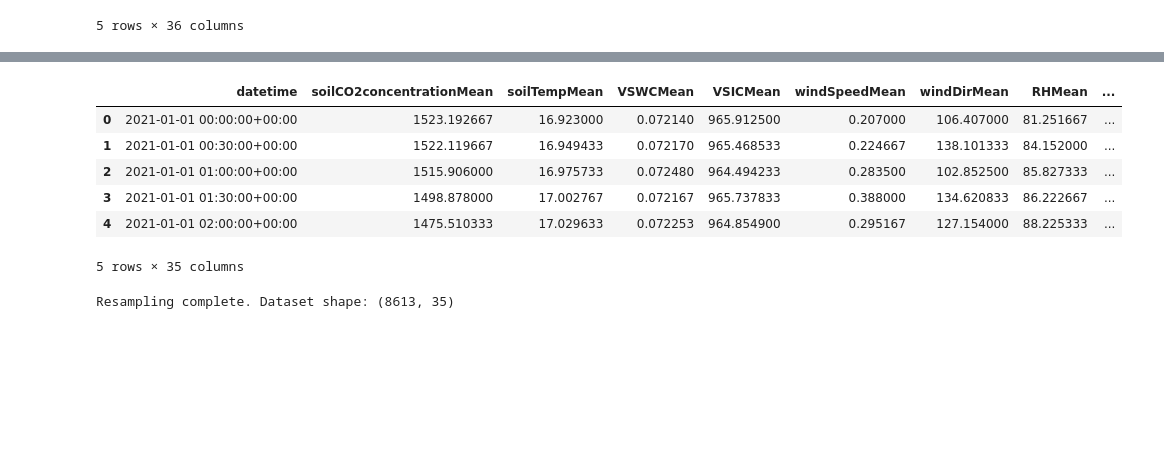
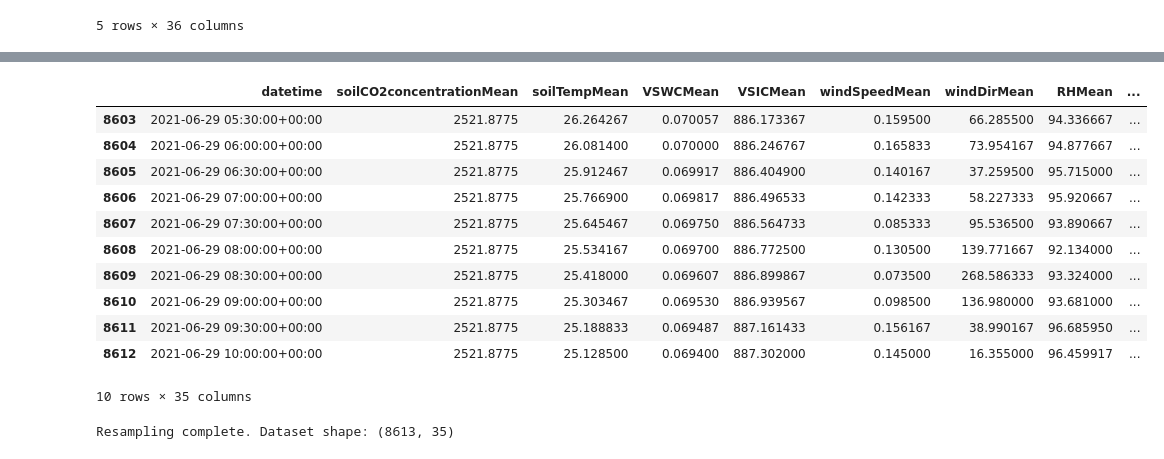
Before and after one commit to aliirshad3098/Smart_Farming_Disease_Risk_Prediction_Using_Weather_and_Soil_Data, a Jupyter notebook: creating_30_min_dataframe.ipynb, the cells around one changed output, grey strips where cells are left out. Cells and saved outputs as stored; diff of their text form; code cells hidden in the pictures; blank space fills up the shorter version.

```diff
--- a/creating_30_min_dataframe.ipynb
+++ b/creating_30_min_dataframe.ipynb
@@ -34,16 +109,21 @@ df_30min[var_cols] = df[var_cols].resample('30min').var()
 
 # Reset index to make 'etime' a column again
 df_30min = df_30min.reset_index()
-# %%
-df_30min.head()
-# %% [output]
-|  | datetime | soilCO2concentrationMean | soilTempMean | VSWCMean | VSICMean | windSpeedMean | windDirMean | RHMean | ... |
-| 0 | 2021-01-01 00:00:00+00:00 | 1523.192667 | 16.923000 | 0.072140 | 965.912500 | 0.207000 | 106.407000 | 81.251667 | ... |
-| 1 | 2021-01-01 00:30:00+00:00 | 1522.119667 | 16.949433 | 0.072170 | 965.468533 | 0.224667 | 138.101333 | 84.152000 | ... |
-| 2 | 2021-01-01 01:00:00+00:00 | 1515.906000 | 16.975733 | 0.072480 | 964.494233 | 0.283500 | 102.852500 | 85.827333 | ... |
-| 3 | 2021-01-01 01:30:00+00:00 | 1498.878000 | 17.002767 | 0.072167 | 965.737833 | 0.388000 | 134.620833 | 86.222667 | ... |
-| 4 | 2021-01-01 02:00:00+00:00 | 1475.510333 | 17.029633 | 0.072253 | 964.854900 | 0.295167 | 127.154000 | 88.225333 | ... |
-5 rows × 35 columns
+# %%
+df_30min.tail(10)
+# %% [output]
+|  | datetime | soilCO2concentrationMean | soilTempMean | VSWCMean | VSICMean | windSpeedMean | windDirMean | RHMean | ... |
+| 8603 | 2021-06-29 05:30:00+00:00 | 2521.8775 | 26.264267 | 0.070057 | 886.173367 | 0.159500 | 66.285500 | 94.336667 | ... |
+| 8604 | 2021-06-29 06:00:00+00:00 | 2521.8775 | 26.081400 | 0.070000 | 886.246767 | 0.165833 | 73.954167 | 94.877667 | ... |
+| 8605 | 2021-06-29 06:30:00+00:00 | 2521.8775 | 25.912467 | 0.069917 | 886.404900 | 0.140167 | 37.259500 | 95.715000 | ... |
+| 8606 | 2021-06-29 07:00:00+00:00 | 2521.8775 | 25.766900 | 0.069817 | 886.496533 | 0.142333 | 58.227333 | 95.920667 | ... |
+| 8607 | 2021-06-29 07:30:00+00:00 | 2521.8775 | 25.645467 | 0.069750 | 886.564733 | 0.085333 | 95.536500 | 93.890667 | ... |
+| 8608 | 2021-06-29 08:00:00+00:00 | 2521.8775 | 25.534167 | 0.069700 | 886.772500 | 0.130500 | 139.771667 | 92.134000 | ... |
+| 8609 | 2021-06-29 08:30:00+00:00 | 2521.8775 | 25.418000 | 0.069607 | 886.899867 | 0.073500 | 268.586333 | 93.324000 | ... |
+| 8610 | 2021-06-29 09:00:00+00:00 | 2521.8775 | 25.303467 | 0.069530 | 886.939567 | 0.098500 | 136.980000 | 93.681000 | ... |
+| 8611 | 2021-06-29 09:30:00+00:00 | 2521.8775 | 25.188833 | 0.069487 | 887.161433 | 0.156167 | 38.990167 | 96.685950 | ... |
+| 8612 | 2021-06-29 10:00:00+00:00 | 2521.8775 | 25.128500 | 0.069400 | 887.302000 | 0.145000 | 16.355000 | 96.459917 | ... |
+10 rows × 35 columns
 # %%
 print("Resampling complete. Dataset shape:", df_30min.shape)
 # %% [output]
```
Also changed, not shown: parts of 10 cells of this notebook, 7 other files.
